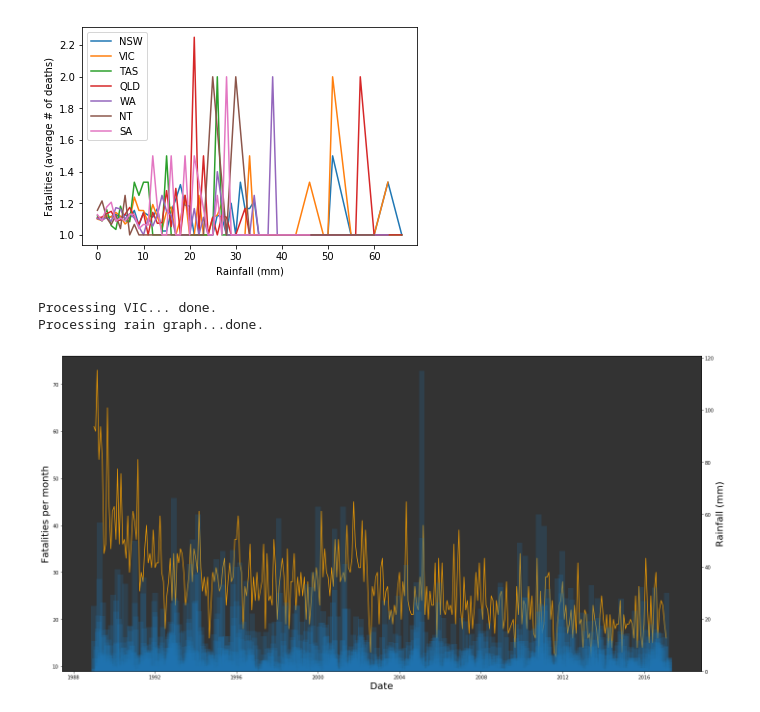
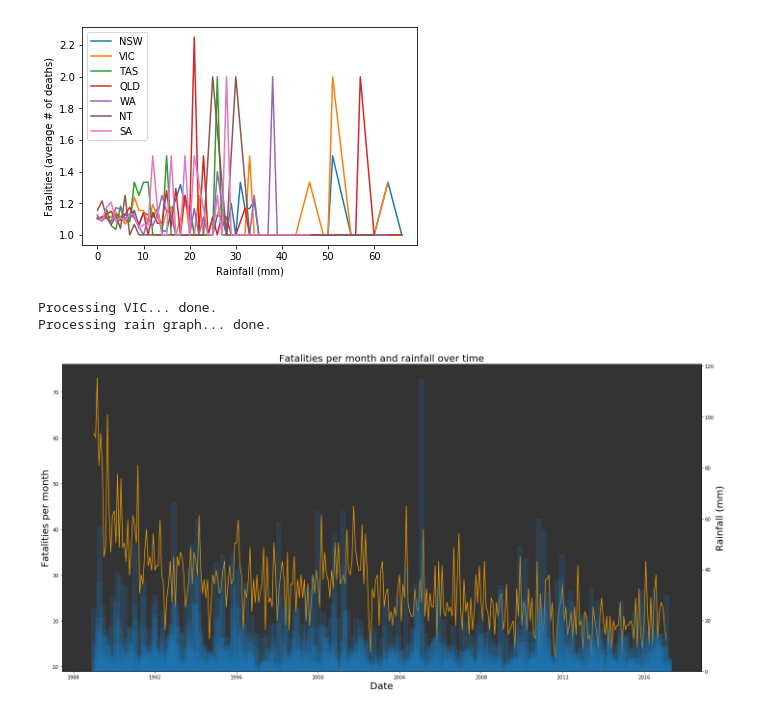
Before and after one commit to lyneca/info1903, a Jupyter notebook: INFO1903.ipynb, the cells around one changed output. Cells and saved outputs as stored; diff of their text form; code cells hidden in the pictures.

```diff
--- a/INFO1903.ipynb
+++ b/INFO1903.ipynb
@@ -164,10 +164,11 @@ states = [
 fig, ax = plt.subplots(figsize=(20, 10))
 c = 0.2
 ax.set_facecolor((c, c, c, 1))
-
+fig.set_facecolor((1, 1, 1, 1))
 queries = {x: query.replace("STATE", x) for x in states}
 colors = iter('rgbcmyk')
 
+plt.title("Fatalities per month and rainfall over time",fontsize=20)
 max_year = 2017
 min_year = 1989
 
@@ -187,35 +188,35 @@ def graph(q):
     dates = sorted(list({x[2] for x in data}))
     fatalities = [x[1] for x in data]
     crashes = []
     rainfall = []
     for month in dates:
         crashes.append(len([x[1] for x in data if x[2] == month]))
         rainfall.append(sum([x[0] for x in data if x[2] == month]))
     return dates, crashes, rainfall
 
 plt.xlabel("Date", fontsize=20)
 
 for q in queries:
     print(f"Processing {q}... ", end='')
     dates, crashes, rainfall = graph(q)
 #     ax.scatter(dates, crashes, c=rainfall, label=q, alpha=0.9, s=10, cmap=plt.cm.get_cmap('Blues'))
     ax.set_ylabel("Fatalities per month", fontsize=20)
     ax.set_xlabel("Date", fontsize=20)
     ax.plot(dates, crashes, label=q, alpha=0.9, c='orange')
 #     ax.bar(dates, crashes, width=10, label=q)
     ax.xaxis_date()
     print(f"done.")
 print("Processing rain graph... ", end='')
 ax2 = ax.twinx()
 ax2.set_ylabel("Rainfall (mm)", fontsize=20)
 ax2.bar(r_dates, r_rainfall, width=100, alpha=0.2, label='rainfall')
 print("done.")
 fig.tight_layout()
 # plt.ylabel("Fatalities per month", fontsize=20)
 # %% [output]
 Processing VIC... done.
-Processing rain graph...done.
+Processing rain graph... done.
-[figure, old version]
+[figure, new version]
 # %%
 %matplotlib inline
 import psycopg2
```
Also changed, not shown: parts of 2 cells of this notebook, 4 other files.
